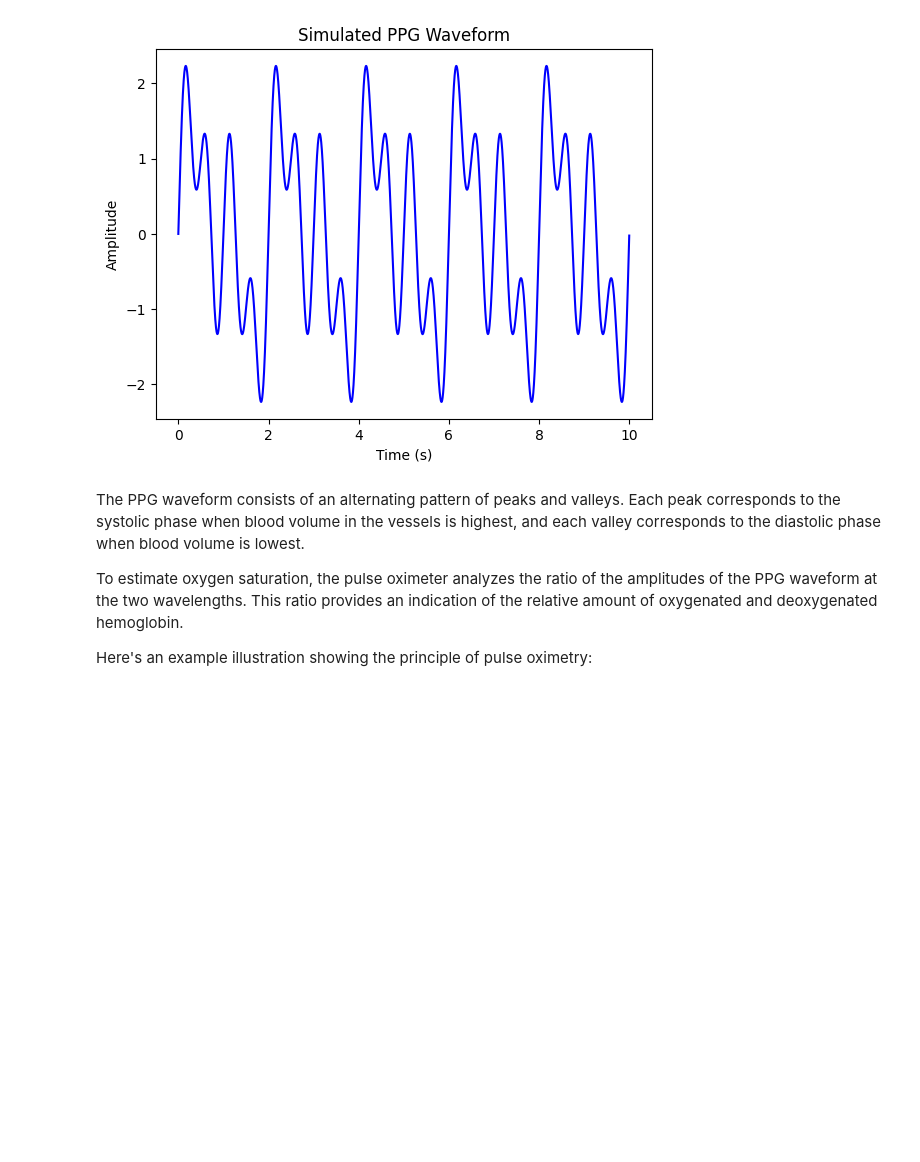
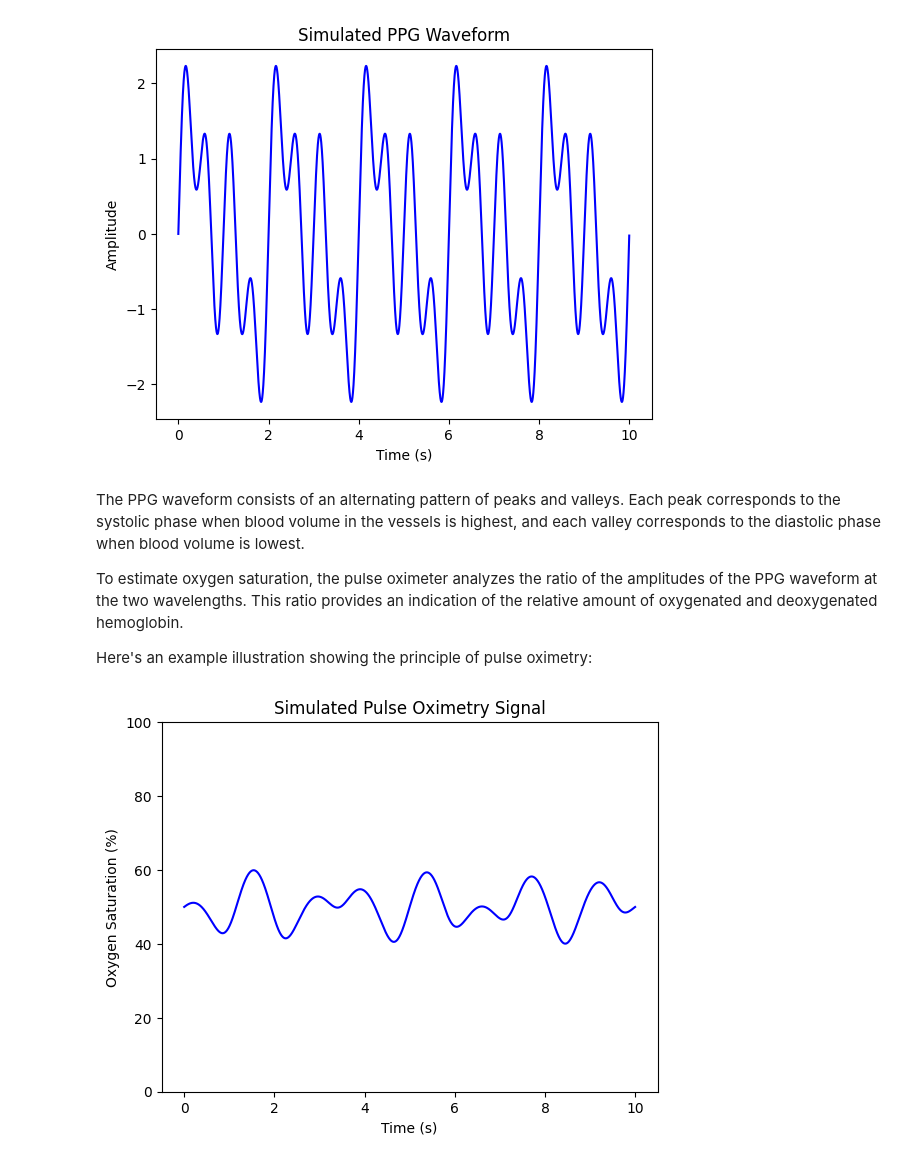
Before and after one commit to borisov5/Math_Concepts_for_Developers_March_2023, a Jupyter notebook: project for exam/Electrocardiography_project.ipynb, the cells around one changed output. Saved outputs shown, nothing was run; the diff lists cells and outputs as text; code cells hidden in the pictures; blank space fills up the shorter version.

```diff
--- a/project for exam/Electrocardiography_project.ipynb
+++ b/project for exam/Electrocardiography_project.ipynb
@@ -208,3 +209,28 @@ The PPG waveform consists of an alternating pattern of peaks and valleys. Each p
 To estimate oxygen saturation, the pulse oximeter analyzes the ratio of the amplitudes of the PPG waveform at the two wavelengths. This ratio provides an indication of the relative amount of oxygenated and deoxygenated hemoglobin.
 
 Here's an example illustration showing the principle of pulse oximetry:
+# %%
+# Parameters
+sampling_rate = 1000  # Sampling rate (samples per second)
+duration = 10  # Duration of the signal in seconds
+
+# Generate time axis
+t = np.linspace(0, duration, int(sampling_rate * duration), endpoint=False)
+
+# Generate simulated oxygenated and deoxygenated hemoglobin signals
+hb_oxygenated = 1 + 0.2 * np.sin(2 * np.pi * 0.8 * t)  # Oxygenated hemoglobin signal
+hb_deoxygenated = 1 + 0.2 * np.sin(2 * np.pi * 0.5 * t)  # Deoxygenated hemoglobin signal
+
+# Calculate oxygen saturation
+spo2 = (hb_oxygenated / (hb_oxygenated + hb_deoxygenated)) * 100
+
+# Plot oxygen saturation
+plt.figure()
+plt.plot(t, spo2, color='b')
+plt.title('Simulated Pulse Oximetry Signal')
+plt.xlabel('Time (s)')
+plt.ylabel('Oxygen Saturation (%)')
+plt.ylim(0, 100)
+plt.show()
+# %% [output]
+[figure, added]
```
Also changed, not shown: parts of 1 cell of this notebook.
